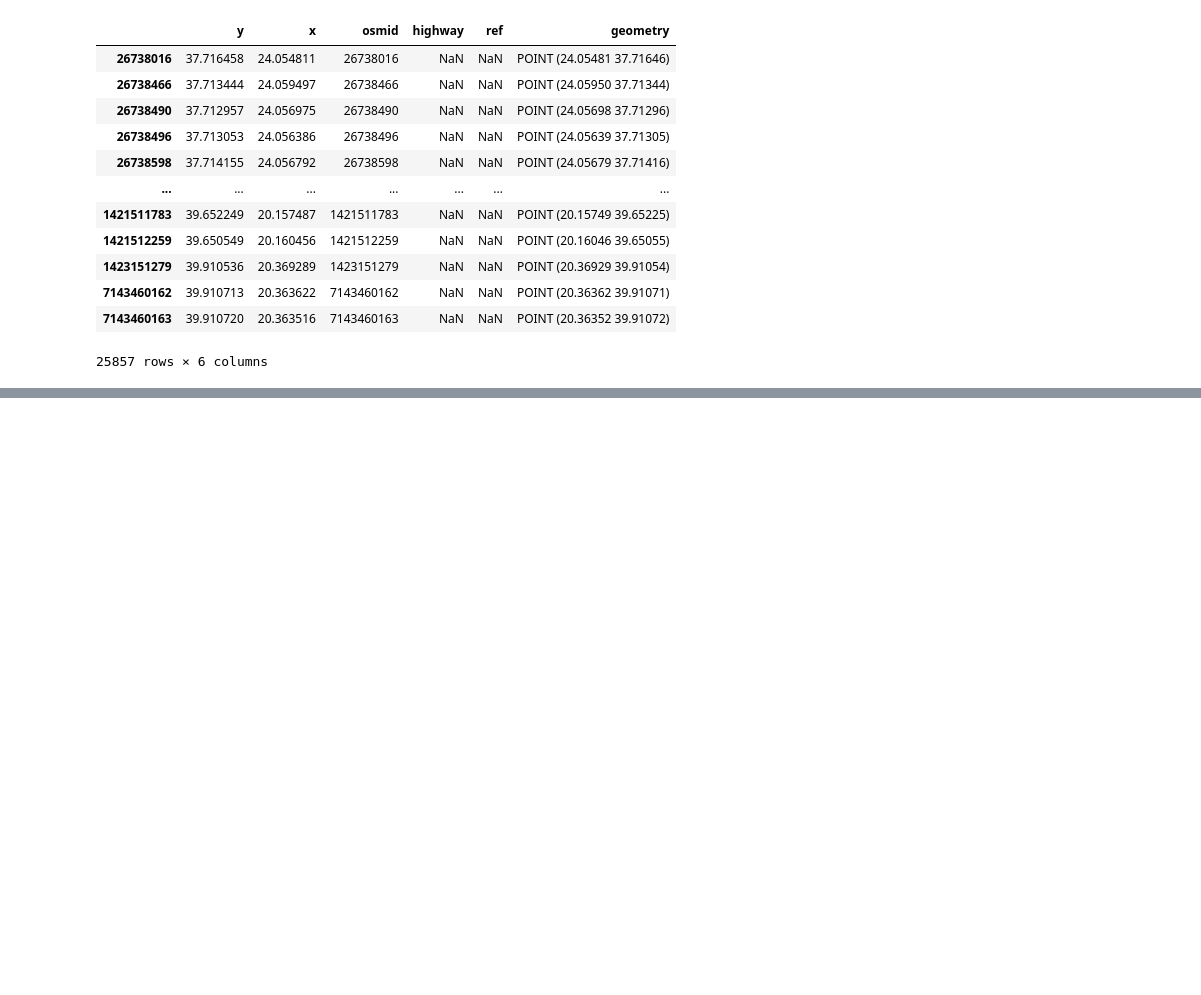
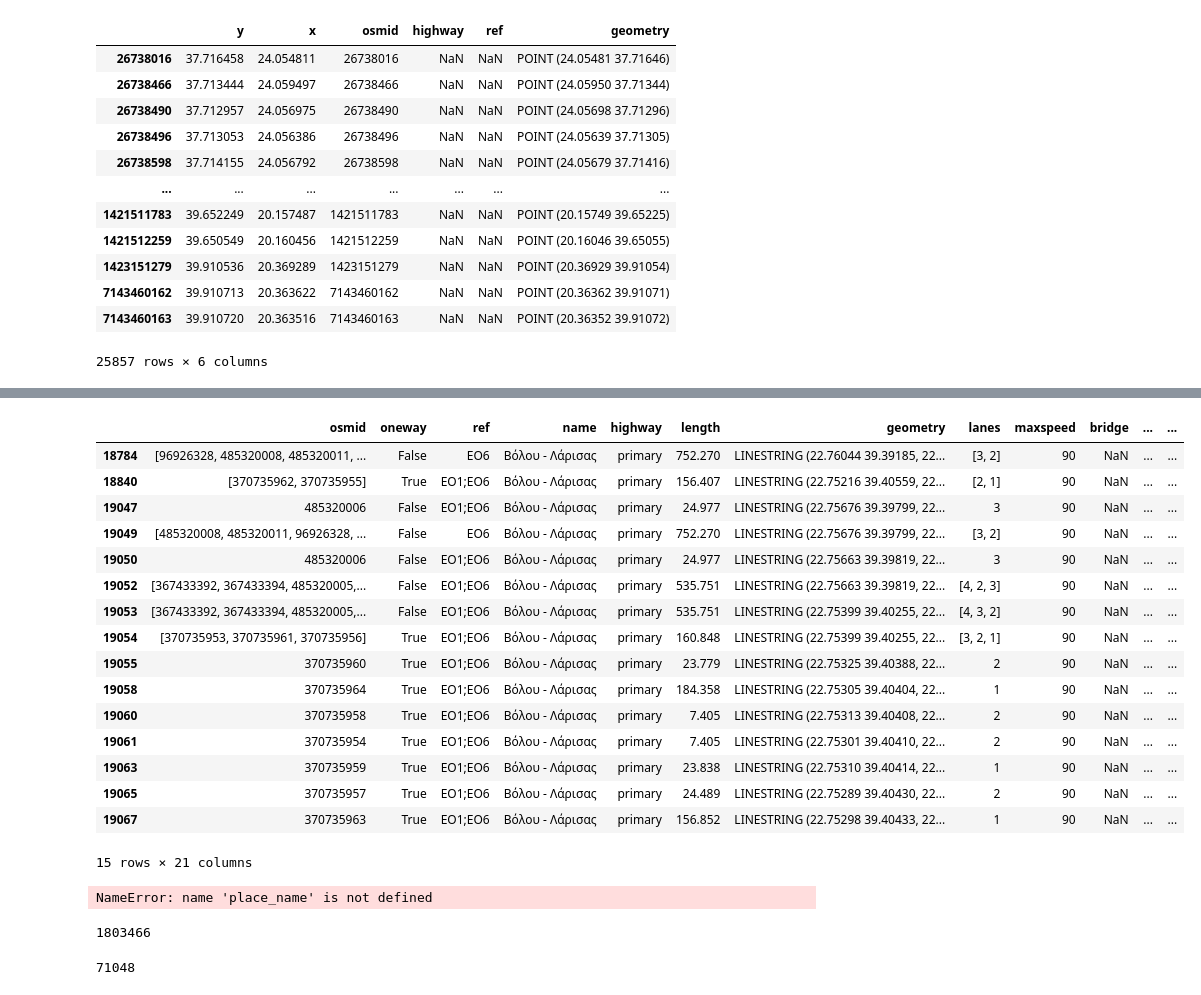
Before and after one commit to cbabalis/osm_project, a Jupyter notebook: src/networkx-osm-zografou.ipynb, the cells around one changed output, grey strips where cells are left out. Cells and saved outputs as stored; diff of their text form; code cells hidden in the pictures; blank space fills up the shorter version.

```diff
--- a/src/networkx-osm-zografou.ipynb
+++ b/src/networkx-osm-zografou.ipynb
@@ -107,12 +121,3 @@ def get_shortest_path(u, v):
 def update_nodes(shortest_path, nodes, col_name, cost):
     for n in shortest_path:
         nodes.loc[nodes.osmid == n, col_name] += cost
-# %%
-from IPython.display import display
-add_load_column(nodes)
-shortest_path = get_shortest_path(edges.u[1000], edges.u[11000])
-update_nodes(shortest_path, nodes, 'load', 500)
-len(shortest_path)
-sp_nodes = nodes.loc[nodes['load'] == 700]
-display(sp_nodes)
-nodes
@@ -136,14 +124,14 @@ nodes.to_csv('test.csv')
 # %%
 add_load_column(nodes)
 shortest_path2 = get_shortest_path(edges.u[1000], edges.u[11000])
-update_nodes(shortest_path, nodes, 'load', 700)
+update_nodes(shortest_path, nodes, 'traffic', 700)
 
 shortest_path = get_shortest_path(edges.u[1000], edges.u[11010])
-update_nodes(shortest_path, nodes, 'load', 300)
+update_nodes(shortest_path, nodes, 'traffic', 300)
 
-a_thousand_nodes = nodes.loc[nodes['load'] == 1000]
-three_h_nodes = nodes.loc[nodes['load'] == 300]
-seven_h_nodes = nodes.loc[nodes['load'] == 700]
+a_thousand_nodes = nodes.loc[nodes['traffic'] == 1000]
+three_h_nodes = nodes.loc[nodes['traffic'] == 300]
+seven_h_nodes = nodes.loc[nodes['traffic'] == 700]
 
 print(len(a_thousand_nodes), len(three_h_nodes), len(seven_h_nodes))
 # %% [output]
@@ -180,3 +166,15 @@ def update_edge_list(all_pairs_list, edges_list, col_name, cost):
     for pair in all_pairs_list:
         u, v = pair
         edges_list.loc[(edges_list.u == u) & (edges_list.v == v), col_name] += cost
+# %%
+add_load_column(edges)
+min_path_pairs_2 = get_nodes_pairs(shortest_path2)
+update_edge_list(min_path_pairs_2, edges, 'traffic', 700)
+loaded_edges_2 = edges.loc[edges['traffic'] >0]
+loaded_edges_2.to_csv('seven_hundred.csv')
+
+add_load_column(edges)
+min_path_pairs_1 = get_nodes_pairs(shortest_path)
+update_edge_list(min_path_pairs_1, edges, 'traffic', 300)
+loaded_edges_1 = edges.loc[edges['traffic'] >0]
+loaded_edges_1.to_csv('three_hundred.csv')
@@ -183,8 +219,9 @@ def update_edge_list(all_pairs_list, edges_list, col_name, cost):
 # %%
 add_load_column(edges)
-min_path_pairs = get_nodes_pairs(shortest_path2)
-update_edge_list(min_path_pairs, edges, 'load', 540)
-
-loaded_edges = edges.loc[edges['load'] == 540]
-print(loaded_edges)
+shortest_path = get_shortest_path(graph, 26738598, 2392016651)
+min_path_pairs = get_nodes_pairs(shortest_path)
+update_edge_list(min_path_pairs, edges, 'traffic', 300)
+loaded_edges = edges.loc[edges['traffic'] >0]
+#loaded_edges['osmid'] = loaded_edges['osmid'].astype(str)
+loaded_edges.to_csv('minpath.csv')
 # %% [output]
@@ -228,0 +288,33 @@ loaded_edges.to_csv('test2.csv')
+# %%
+    edges[edges['name'] == 'Βόλου - Λάρισας']
+# %% [output]
+|  | osmid | oneway | ref | name | highway | length | geometry | lanes | maxspeed | bridge | ... | ... |
+| 18784 | [96926328, 485320008, 485320011, ... | False | ΕΟ6 | Βόλου - Λάρισας | primary | 752.270 | LINESTRING (22.76044 39.39185, 22... | [3, 2] | 90 | NaN | ... | ... |
+| 18840 | [370735962, 370735955] | True | ΕΟ1;ΕΟ6 | Βόλου - Λάρισας | primary | 156.407 | LINESTRING (22.75216 39.40559, 22... | [2, 1] | 90 | NaN | ... | ... |
+| 19047 | 485320006 | False | ΕΟ1;ΕΟ6 | Βόλου - Λάρισας | primary | 24.977 | LINESTRING (22.75676 39.39799, 22... | 3 | 90 | NaN | ... | ... |
+| 19049 | [485320008, 485320011, 96926328, ... | False | ΕΟ6 | Βόλου - Λάρισας | primary | 752.270 | LINESTRING (22.75676 39.39799, 22... | [3, 2] | 90 | NaN | ... | ... |
+| 19050 | 485320006 | False | ΕΟ1;ΕΟ6 | Βόλου - Λάρισας | primary | 24.977 | LINESTRING (22.75663 39.39819, 22... | 3 | 90 | NaN | ... | ... |
+| 19052 | [367433392, 367433394, 485320005,... | False | ΕΟ1;ΕΟ6 | Βόλου - Λάρισας | primary | 535.751 | LINESTRING (22.75663 39.39819, 22... | [4, 2, 3] | 90 | NaN | ... | ... |
+| 19053 | [367433392, 367433394, 485320005,... | False | ΕΟ1;ΕΟ6 | Βόλου - Λάρισας | primary | 535.751 | LINESTRING (22.75399 39.40255, 22... | [4, 3, 2] | 90 | NaN | ... | ... |
+| 19054 | [370735953, 370735961, 370735956] | True | ΕΟ1;ΕΟ6 | Βόλου - Λάρισας | primary | 160.848 | LINESTRING (22.75399 39.40255, 22... | [3, 2, 1] | 90 | NaN | ... | ... |
+| 19055 | 370735960 | True | ΕΟ1;ΕΟ6 | Βόλου - Λάρισας | primary | 23.779 | LINESTRING (22.75325 39.40388, 22... | 2 | 90 | NaN | ... | ... |
+| 19058 | 370735964 | True | ΕΟ1;ΕΟ6 | Βόλου - Λάρισας | primary | 184.358 | LINESTRING (22.75305 39.40404, 22... | 1 | 90 | NaN | ... | ... |
+| 19060 | 370735958 | True | ΕΟ1;ΕΟ6 | Βόλου - Λάρισας | primary | 7.405 | LINESTRING (22.75313 39.40408, 22... | 2 | 90 | NaN | ... | ... |
+| 19061 | 370735954 | True | ΕΟ1;ΕΟ6 | Βόλου - Λάρισας | primary | 7.405 | LINESTRING (22.75301 39.40410, 22... | 2 | 90 | NaN | ... | ... |
+| 19063 | 370735959 | True | ΕΟ1;ΕΟ6 | Βόλου - Λάρισας | primary | 23.838 | LINESTRING (22.75310 39.40414, 22... | 1 | 90 | NaN | ... | ... |
+| 19065 | 370735957 | True | ΕΟ1;ΕΟ6 | Βόλου - Λάρισας | primary | 24.489 | LINESTRING (22.75289 39.40430, 22... | 2 | 90 | NaN | ... | ... |
+| 19067 | 370735963 | True | ΕΟ1;ΕΟ6 | Βόλου - Λάρισας | primary | 156.852 | LINESTRING (22.75298 39.40433, 22... | 1 | 90 | NaN | ... | ... |
+15 rows × 21 columns
+# %%
+simple_graph = ox.graph_from_place(place_name, network_type='drive', simplify=False, custom_filter=cf)
+simple_nodes, simple_edges = ox.graph_to_gdfs(simple_graph)
+# %% [output]
+NameError: name 'place_name' is not defined
+# %%
+len(simple_edges)
+# %% [output]
+1803466
+# %%
+print(len(simple_edges['osmid'].unique()))
+# %% [output]
+71048
```
Also changed, not shown: parts of 26 cells of this notebook, 2 other files.
